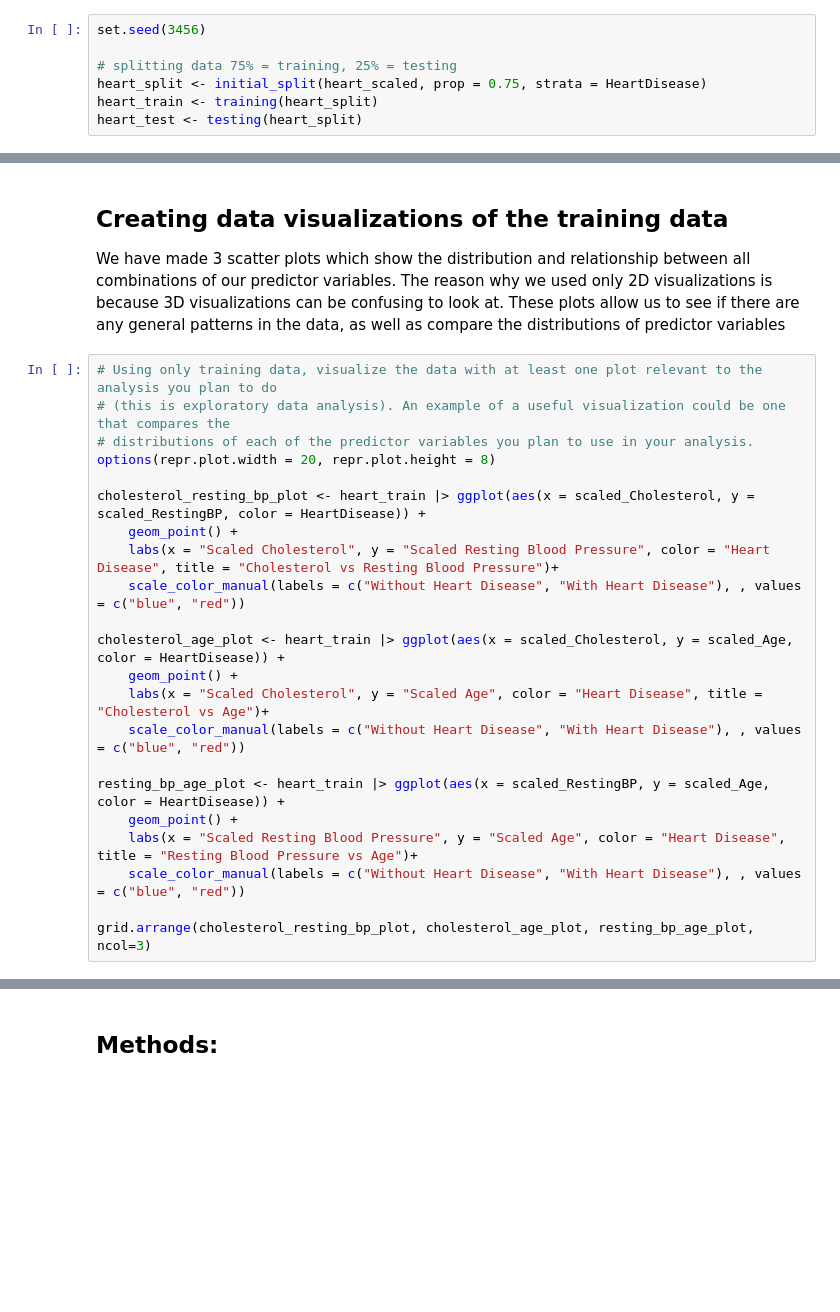
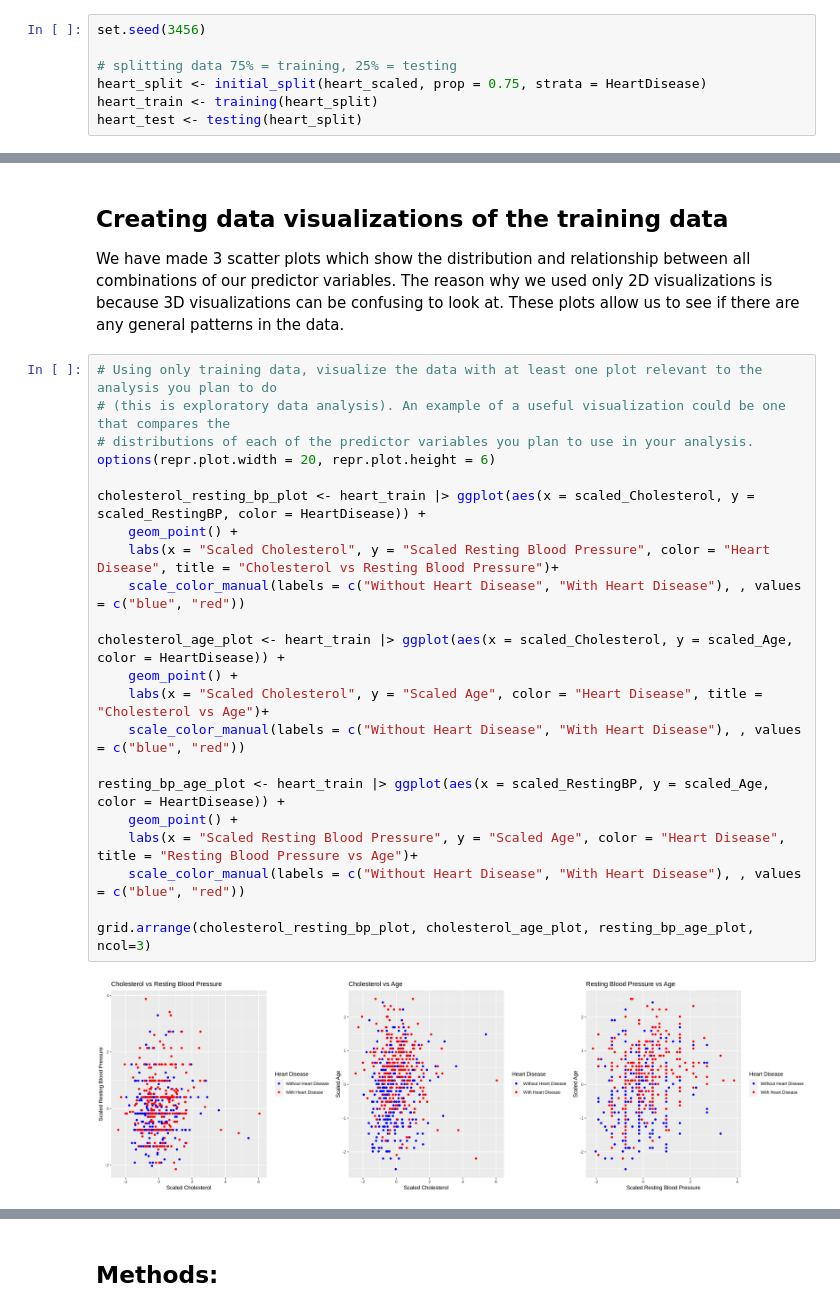
Before and after one commit to josephsoo/dsci_100_group_12, a Jupyter notebook: proposal-group-12.ipynb, the cells around one changed output, grey strips where cells are left out. Drawn from its saved outputs; the diff is of its cells as text; blank space fills up the shorter version.

```diff
--- a/proposal-group-12.ipynb
+++ b/proposal-group-12.ipynb
@@ -68,26 +125,28 @@ predictor_means
 # %% [markdown]
 ## Creating data visualizations of the training data
 
-We have made 3 scatter plots which show the distribution and relationship between all combinations of our predictor variables. The reason why we used only 2D visualizations is because 3D visualizations can be confusing to look at. These plots allow us to see if there are any general patterns in the data, as well as compare the distributions of predictor variables
+We have made 3 scatter plots which show the distribution and relationship between all combinations of our predictor variables. The reason why we used only 2D visualizations is because 3D visualizations can be confusing to look at. These plots allow us to see if there are any general patterns in the data.
-# %%
-# Using only training data, visualize the data with at least one plot relevant to the analysis you plan to do
-# (this is exploratory data analysis). An example of a useful visualization could be one that compares the
-# distributions of each of the predictor variables you plan to use in your analysis.
-options(repr.plot.width = 20, repr.plot.height = 8)
-
-cholesterol_resting_bp_plot <- heart_train |> ggplot(aes(x = scaled_Cholesterol, y = scaled_RestingBP, color = HeartDisease)) +
-    geom_point() +
-    labs(x = "Scaled Cholesterol", y = "Scaled Resting Blood Pressure", color = "Heart Disease", title = "Cholesterol vs Resting Blood Pressure")+
-    scale_color_manual(labels = c("Without Heart Disease", "With Heart Disease"), , values = c("blue", "red"))
-
-cholesterol_age_plot <- heart_train |> ggplot(aes(x = scaled_Cholesterol, y = scaled_Age, color = HeartDisease)) +
-    geom_point() +
-    labs(x = "Scaled Cholesterol", y = "Scaled Age", color = "Heart Disease", title = "Cholesterol vs Age")+
-    scale_color_manual(labels = c("Without Heart Disease", "With Heart Disease"), , values = c("blue", "red"))
-
-resting_bp_age_plot <- heart_train |> ggplot(aes(x = scaled_RestingBP, y = scaled_Age, color = HeartDisease)) +
-    geom_point() +
-    labs(x = "Scaled Resting Blood Pressure", y = "Scaled Age", color = "Heart Disease", title = "Resting Blood Pressure vs Age")+
-    scale_color_manual(labels = c("Without Heart Disease", "With Heart Disease"), , values = c("blue", "red"))
-
-grid.arrange(cholesterol_resting_bp_plot, cholesterol_age_plot, resting_bp_age_plot, ncol=3)
+# %%
+# Using only training data, visualize the data with at least one plot relevant to the analysis you plan to do
+# (this is exploratory data analysis). An example of a useful visualization could be one that compares the
+# distributions of each of the predictor variables you plan to use in your analysis.
+options(repr.plot.width = 20, repr.plot.height = 6)
+
+cholesterol_resting_bp_plot <- heart_train |> ggplot(aes(x = scaled_Cholesterol, y = scaled_RestingBP, color = HeartDisease)) +
+    geom_point() +
+    labs(x = "Scaled Cholesterol", y = "Scaled Resting Blood Pressure", color = "Heart Disease", title = "Cholesterol vs Resting Blood Pressure")+
+    scale_color_manual(labels = c("Without Heart Disease", "With Heart Disease"), , values = c("blue", "red"))
+
+cholesterol_age_plot <- heart_train |> ggplot(aes(x = scaled_Cholesterol, y = scaled_Age, color = HeartDisease)) +
+    geom_point() +
+    labs(x = "Scaled Cholesterol", y = "Scaled Age", color = "Heart Disease", title = "Cholesterol vs Age")+
+    scale_color_manual(labels = c("Without Heart Disease", "With Heart Disease"), , values = c("blue", "red"))
+
+resting_bp_age_plot <- heart_train |> ggplot(aes(x = scaled_RestingBP, y = scaled_Age, color = HeartDisease)) +
+    geom_point() +
+    labs(x = "Scaled Resting Blood Pressure", y = "Scaled Age", color = "Heart Disease", title = "Resting Blood Pressure vs Age")+
+    scale_color_manual(labels = c("Without Heart Disease", "With Heart Disease"), , values = c("blue", "red"))
+
+grid.arrange(cholesterol_resting_bp_plot, cholesterol_age_plot, resting_bp_age_plot, ncol=3)
+# %% [output]
+[figure, added]
```
Also changed, not shown: parts of 6 cells of this notebook.
